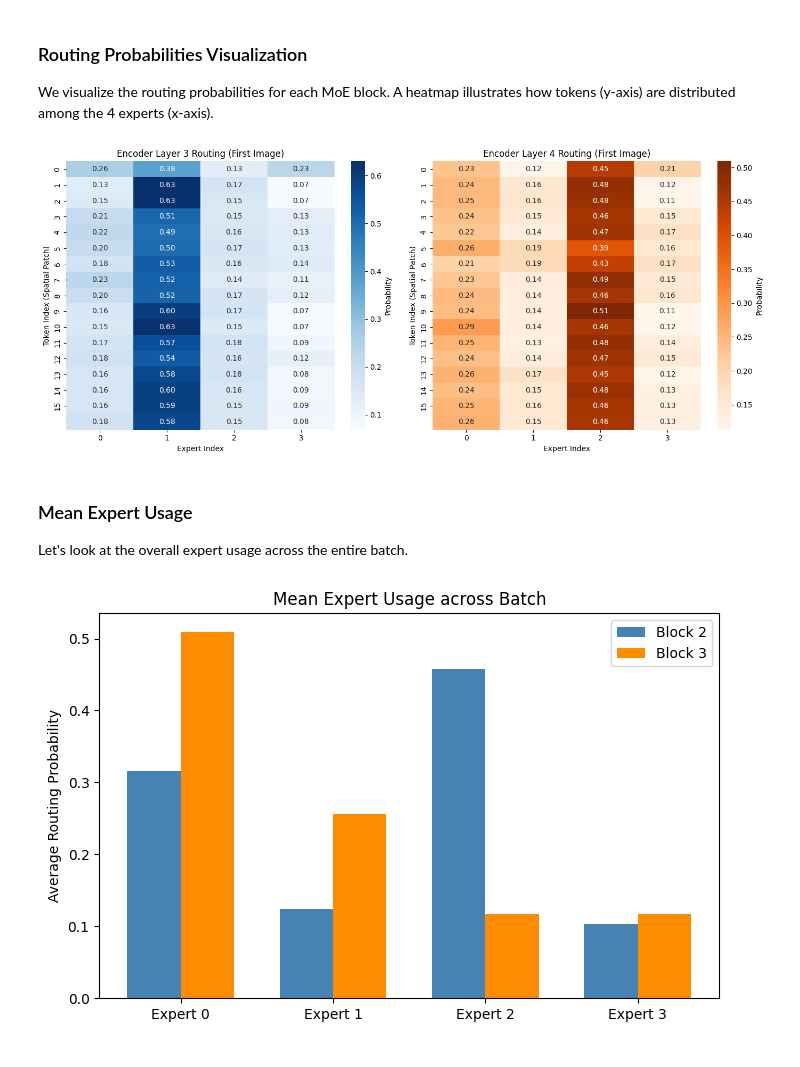
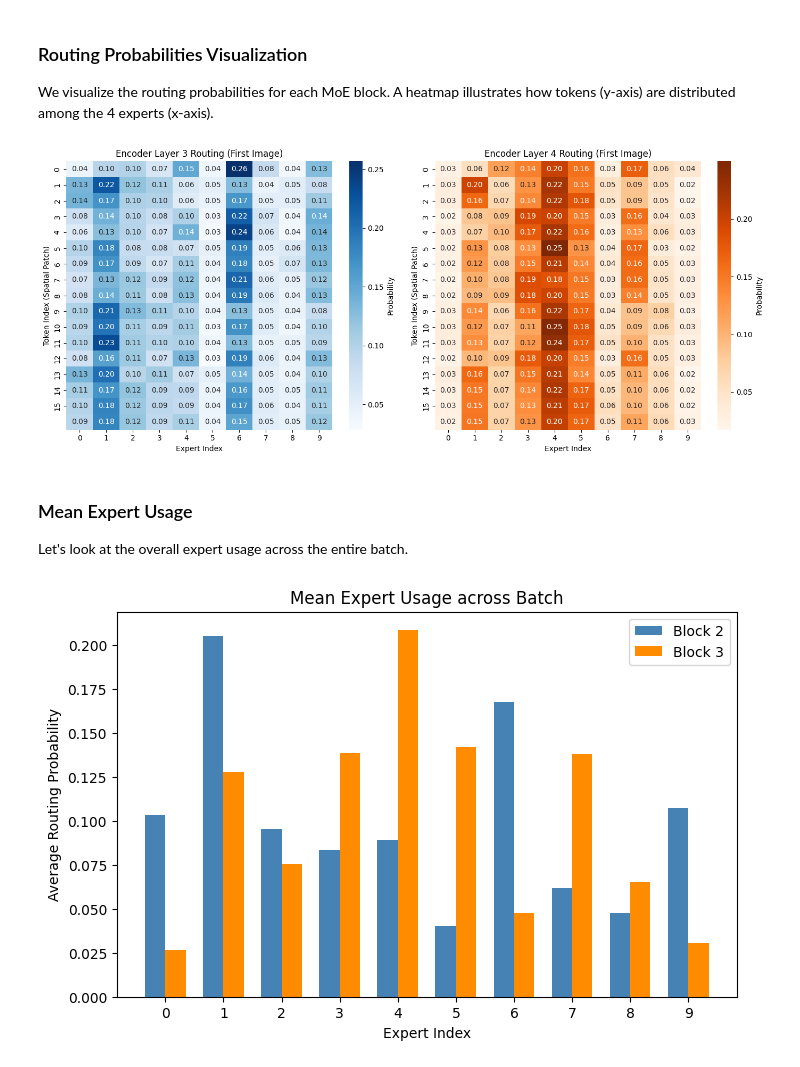
Before and after one commit to Particle9/cafl4ds, a Jupyter notebook: notebooks/test_moe.ipynb, the cells around one changed output. Cells and saved outputs as stored; diff of their text form; code cells hidden in the pictures.

Commit message:
Trying other number of experts

```diff
--- a/notebooks/test_moe.ipynb
+++ b/notebooks/test_moe.ipynb
@@ -72,10 +72,13 @@ except Exception as e:
 
 Here we test the MoE Backbone routing logic on the BDD100K stream. We initialize our `MoETinyViTEncoder` and feed it a batch of images to check which experts process which tokens.
 # %%
+number_of_experts = 10
+
+
 # Initialize the MoE Encoder
 encoder = MoETinyViTEncoder(
     img_size=32, patch_size=8, in_chans=3, embed_dim=96,
-    depth=4, num_heads=3, mlp_ratio=2.0, num_experts=4,
+    depth=4, num_heads=3, mlp_ratio=2.0, num_experts=number_of_experts,
     top_k=1, moe_blocks=(2, 3), routing_level='token',
     balancing_mode='batch'
 )
@@ -138,7 +141,7 @@ axes[1].set_ylabel('Token Index (Spatial Patch)')
 plt.tight_layout()
 plt.show()
 # %% [output]
-[figure, old version]
+[figure, new version]
 # %% [markdown]
 ### Mean Expert Usage
 
@@ -146,21 +149,22 @@ Let's look at the overall expert usage across the entire batch.
 # %%
 # Compute average expert load across the batch and all tokens
 mean_usage_block2 = probs_block2.mean(axis=(0, 1))
 mean_usage_block3 = probs_block3.mean(axis=(0, 1))
 
 fig, ax = plt.subplots(figsize=(8, 5))
 width = 0.35
-x = range(4)
+x = range(number_of_experts)
 
 ax.bar([i - width/2 for i in x], mean_usage_block2, width, label='Block 2', color='steelblue')
 ax.bar([i + width/2 for i in x], mean_usage_block3, width, label='Block 3', color='darkorange')
 
+ax.set_xlabel('Expert Index')
 ax.set_ylabel('Average Routing Probability')
 ax.set_title('Mean Expert Usage across Batch')
 ax.set_xticks(x)
-ax.set_xticklabels([f'Expert {i}' for i in x])
+ax.set_xticklabels([f'{i}' for i in x])
 ax.legend()
 
 plt.show()
 # %% [output]
-[figure, old version]
+[figure, new version]
```
Also changed, not shown: parts of 1 cell of this notebook.
